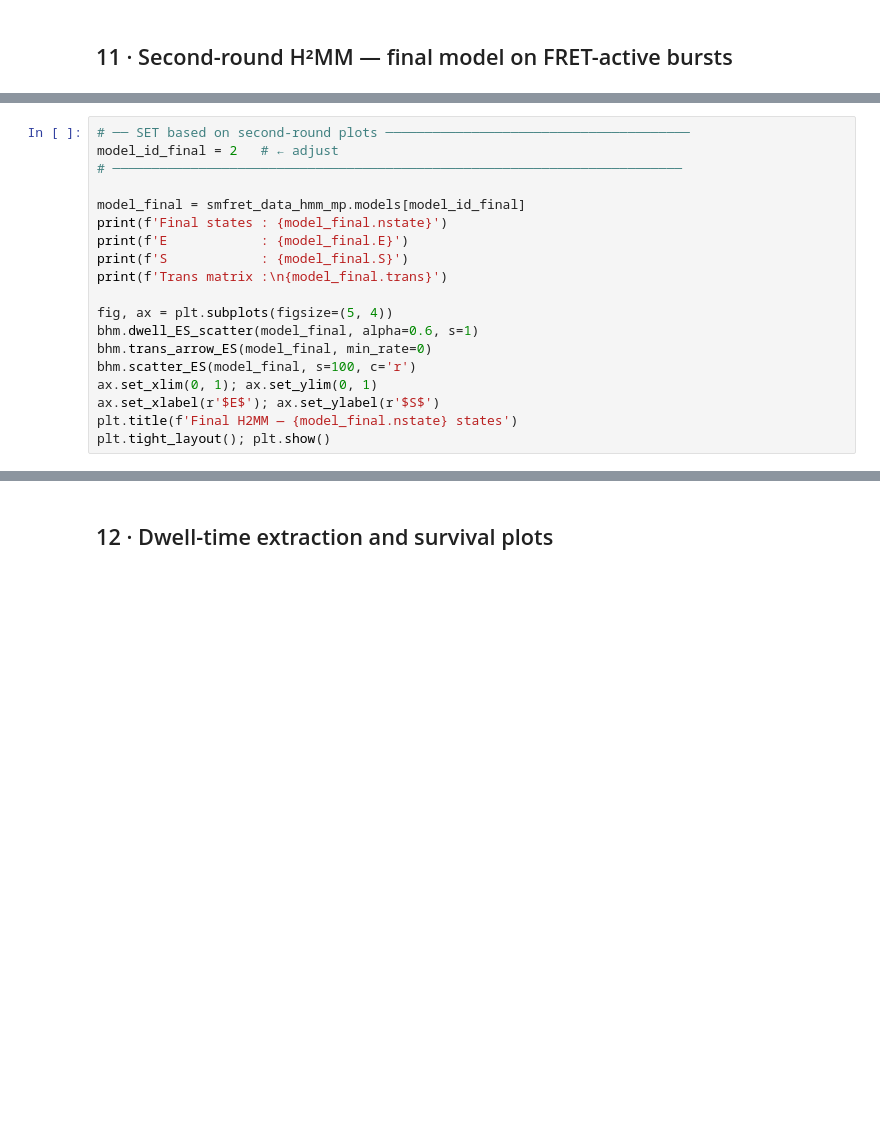
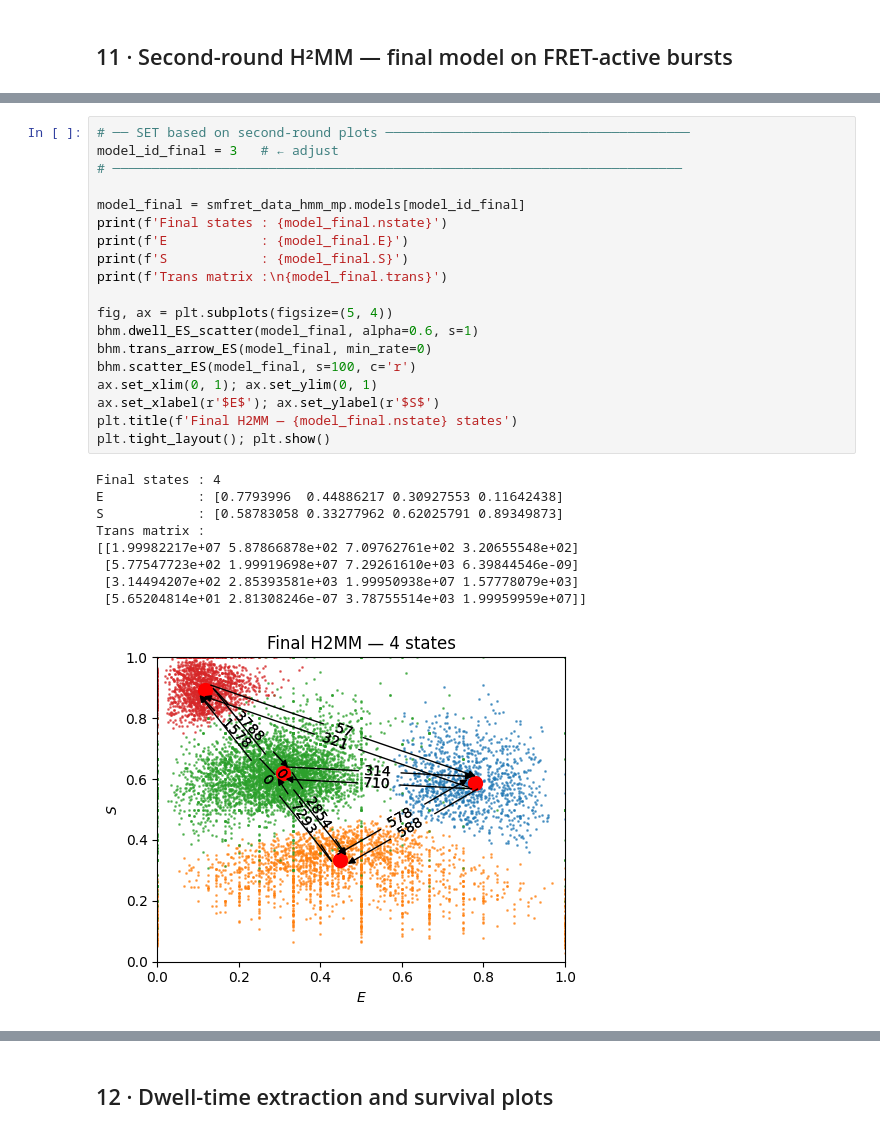
Before and after one commit to fatmasen/ftm_mpH2MM, a Jupyter notebook: H2MM_PTU_Alexa555_647_MULTIFILE.ipynb, the cells around one changed output, grey strips where cells are left out. Cells and saved outputs as stored; diff of their text form; blank space fills up the shorter version.

```diff
--- a/H2MM_PTU_Alexa555_647_MULTIFILE.ipynb
+++ b/H2MM_PTU_Alexa555_647_MULTIFILE.ipynb
@@ -520,19 +766,29 @@ plt.tight_layout(); plt.show()
 # %%
 # ── SET based on second-round plots ───────────────────────────────────────
-model_id_final = 2   # ← adjust
+model_id_final = 3   # ← adjust
 # ─────────────────────────────────────────────────────────────────────────
 
 model_final = smfret_data_hmm_mp.models[model_id_final]
 print(f'Final states : {model_final.nstate}')
 print(f'E            : {model_final.E}')
 print(f'S            : {model_final.S}')
 print(f'Trans matrix :\n{model_final.trans}')
 
 fig, ax = plt.subplots(figsize=(5, 4))
 bhm.dwell_ES_scatter(model_final, alpha=0.6, s=1)
 bhm.trans_arrow_ES(model_final, min_rate=0)
 bhm.scatter_ES(model_final, s=100, c='r')
 ax.set_xlim(0, 1); ax.set_ylim(0, 1)
 ax.set_xlabel(r'$E$'); ax.set_ylabel(r'$S$')
 plt.title(f'Final H2MM — {model_final.nstate} states')
 plt.tight_layout(); plt.show()
+# %% [output]
+Final states : 4
+E            : [0.7793996  0.44886217 0.30927553 0.11642438]
+S            : [0.58783058 0.33277962 0.62025791 0.89349873]
+Trans matrix :
+[[1.99982217e+07 5.87866878e+02 7.09762761e+02 3.20655548e+02]
+ [5.77547723e+02 1.99919698e+07 7.29261610e+03 6.39844546e-09]
+ [3.14494207e+02 2.85393581e+03 1.99950938e+07 1.57778079e+03]
+ [5.65204814e+01 2.81308246e-07 3.78755514e+03 1.99959959e+07]]
+[figure, added]
```
Also changed, not shown: parts of 18 cells of this notebook.
